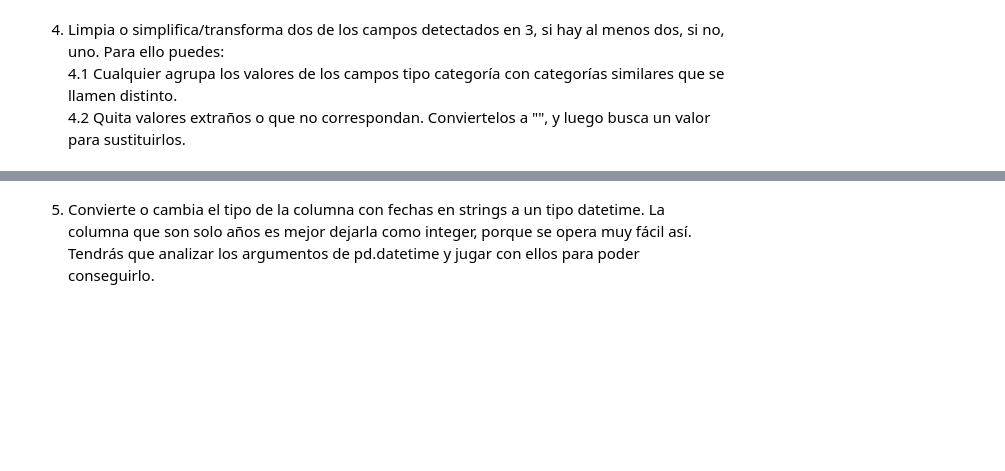
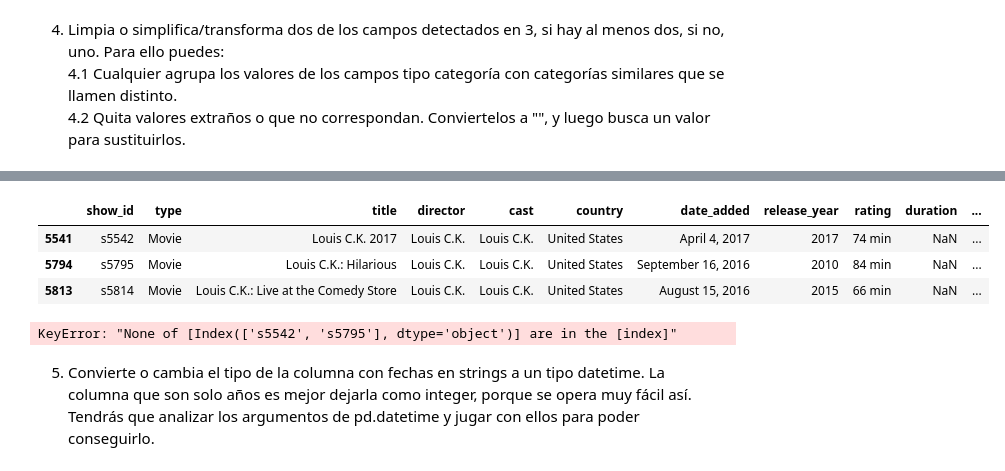
Before and after one commit to cristiancabezas/ONLINE_DS_THEBRIDGE_CRISTIAN, a Jupyter notebook: Sprint_05/Unidad_1/Practica_Obligatoria/18_Practica_Obligatoria_ETL.ipynb, the cells around one changed output, grey strips where cells are left out. Drawn from its saved outputs; the diff is of its cells as text; code cells hidden in the pictures; blank space fills up the shorter version.

```diff
--- a/Sprint_05/Unidad_1/Practica_Obligatoria/18_Practica_Obligatoria_ETL.ipynb
+++ b/Sprint_05/Unidad_1/Practica_Obligatoria/18_Practica_Obligatoria_ETL.ipynb
@@ -234,3 +320,11 @@ Name: proportion, dtype: float64 5
 4. Limpia o simplifica/transforma dos de los campos detectados en 3, si hay al menos dos, si no, uno. Para ello puedes:
 4.1 Cualquier agrupa los valores de los campos tipo categoría con categorías similares que se llamen distinto.
 4.2 Quita valores extraños o que no correspondan. Conviertelos a "", y luego busca un valor para sustituirlos.
+# %%
+def hay_min(x):
+    if isinstance(x, str):
+        return 'min' in x
+    else:
+        return False
+es_rating_raro = df_peliculas.rating.apply(hay_min)
+es_rating_raro
@@ -236,0 +344,7 @@ Name: proportion, dtype: float64 5
+# %%
+df_peliculas[es_rating_raro]
+# %% [output]
+|  | show_id | type | title | director | cast | country | date_added | release_year | rating | duration | ... |
+| 5541 | s5542 | Movie | Louis C.K. 2017 | Louis C.K. | Louis C.K. | United States | April 4, 2017 | 2017 | 74 min | NaN | ... |
+| 5794 | s5795 | Movie | Louis C.K.: Hilarious | Louis C.K. | Louis C.K. | United States | September 16, 2016 | 2010 | 84 min | NaN | ... |
+| 5813 | s5814 | Movie | Louis C.K.: Live at the Comedy Store | Louis C.K. | Louis C.K. | United States | August 15, 2016 | 2015 | 66 min | NaN | ... |
@@ -237,3 +354,7 @@ Name: proportion, dtype: float64 5
+# %%
+df_peliculas.loc[['s5542', 's5795' ]]
+# %% [output]
+KeyError: "None of [Index(['s5542', 's5795'], dtype='object')] are in the [index]"
 # %% [markdown]
 5. Convierte o cambia el tipo de la columna con fechas en strings a un tipo datetime. La columna que son solo años es mejor dejarla como integer, porque se opera muy fácil así. Tendrás que analizar los argumentos de pd.datetime y jugar con ellos para poder conseguirlo.
 # %%
```
Also changed, not shown: parts of 11 cells of this notebook.
